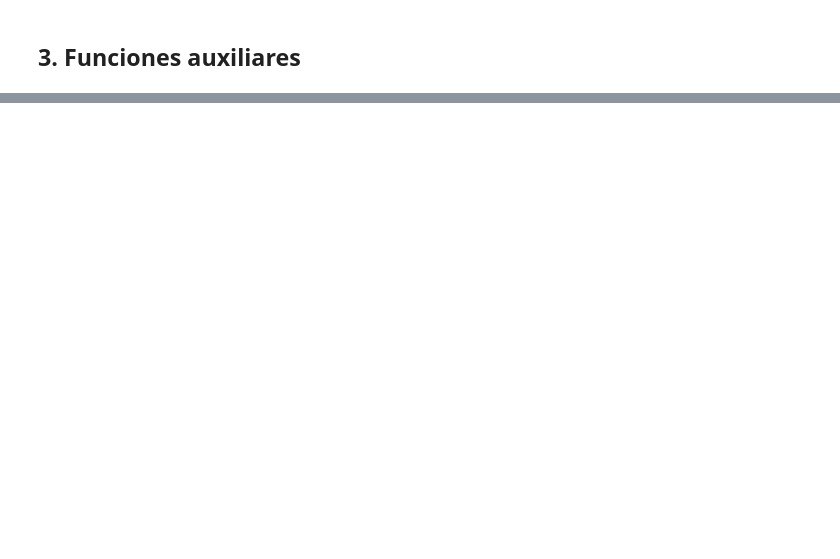
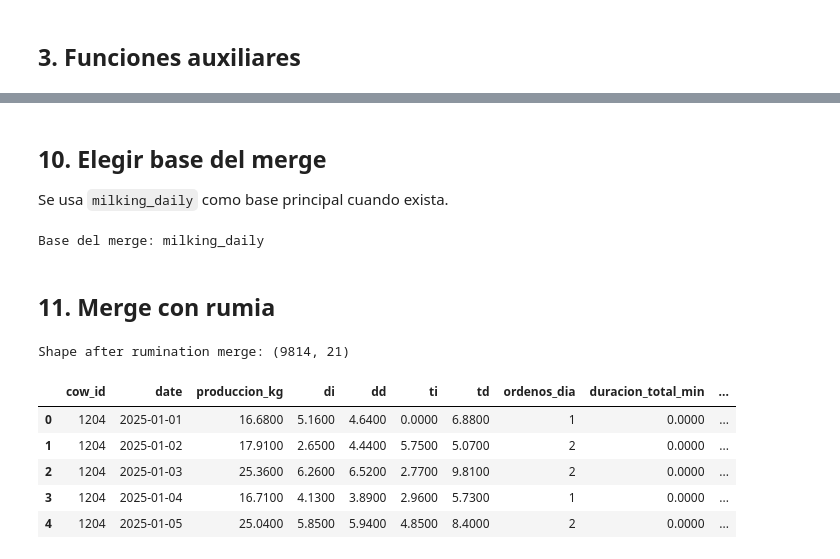
Before and after one commit to ChecheRomo96/ProyectoGranja, a Jupyter notebook: notebooks/06_MergeSources.ipynb, the cells around one changed output, grey strips where cells are left out. Saved outputs shown, nothing was run; the diff lists cells and outputs as text; code cells hidden in the pictures; blank space fills up the shorter version.

```diff
--- a/notebooks/06_MergeSources.ipynb
+++ b/notebooks/06_MergeSources.ipynb
@@ -368,12 +388,0 @@ Base del merge: milking_daily
-# %%
-if rumination_daily is not None and "rumia_min" in rumination_daily.columns:
-    if not (merged is rumination_daily):
-        merged = merged.merge(
-            rumination_daily,
-            on=["cow_id", "date"],
-            how="left",
-            suffixes=("", "_rum")
-        )
-
-print(merged.shape)
-merged.head()
@@ -438,6 +388,0 @@ Estas variables son útiles y seguras para el dataset integrado:
-# %%
-merged["date"] = pd.to_datetime(merged["date"], errors="coerce")
-merged["year"] = merged["date"].dt.year
-merged["month"] = merged["date"].dt.month
-merged["day"] = merged["date"].dt.day
-merged["weekday"] = merged["date"].dt.weekday
@@ -550,0 +446,36 @@ Exact match : 28
+# %% [markdown]
+## 10. Elegir base del merge
+
+Se usa `milking_daily` como base principal cuando exista.
+# %%
+if milking_daily is not None:
+    merged = milking_daily.copy()
+    print("Base del merge: milking_daily")
+elif rumination_daily is not None:
+    merged = rumination_daily.copy()
+    print("Base del merge: rumination_daily")
+else:
+    raise ValueError("Se requiere al menos milking.parquet o rumination.parquet para construir la base del merge.")
+# %% [output]
+Base del merge: milking_daily
+# %% [markdown]
+## 11. Merge con rumia
+# %%
+if rumination_daily is not None and merged is not rumination_daily:
+    merged = merged.merge(
+        rumination_daily,
+        on=["cow_id", "date"],
+        how="left",
+        suffixes=("", "_rum")
+    )
+
+print("Shape after rumination merge:", merged.shape)
+display(merged.head())
+# %% [output]
+Shape after rumination merge: (9814, 21)
+|  | cow_id | date | produccion_kg | di | dd | ti | td | ordenos_dia | duracion_total_min | ... |
+| 0 | 1204 | 2025-01-01 | 16.6800 | 5.1600 | 4.6400 | 0.0000 | 6.8800 | 1 | 0.0000 | ... |
+| 1 | 1204 | 2025-01-02 | 17.9100 | 2.6500 | 4.4400 | 5.7500 | 5.0700 | 2 | 0.0000 | ... |
+| 2 | 1204 | 2025-01-03 | 25.3600 | 6.2600 | 6.5200 | 2.7700 | 9.8100 | 2 | 0.0000 | ... |
+| 3 | 1204 | 2025-01-04 | 16.7100 | 4.1300 | 3.8900 | 2.9600 | 5.7300 | 1 | 0.0000 | ... |
+| 4 | 1204 | 2025-01-05 | 25.0400 | 5.8500 | 5.9400 | 4.8500 | 8.4000 | 2 | 0.0000 | ... |
```
Also changed, not shown: parts of 56 cells of this notebook, 20 other files.
